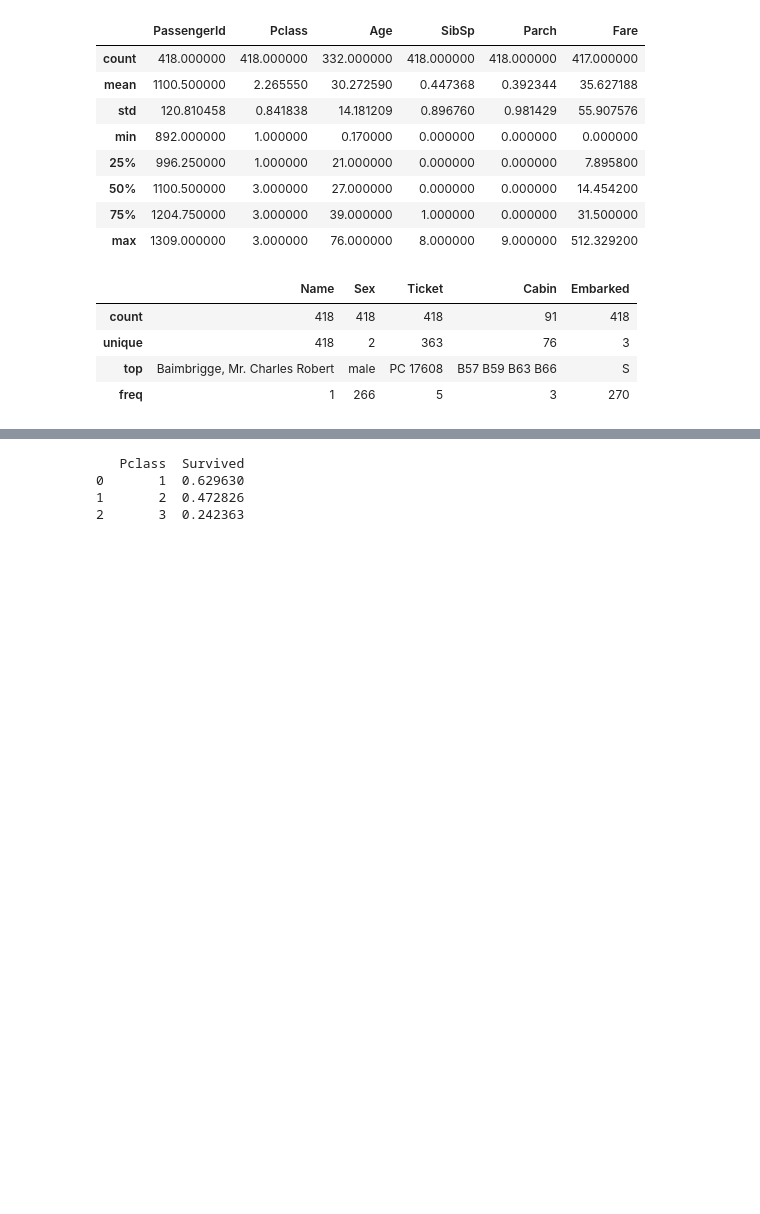
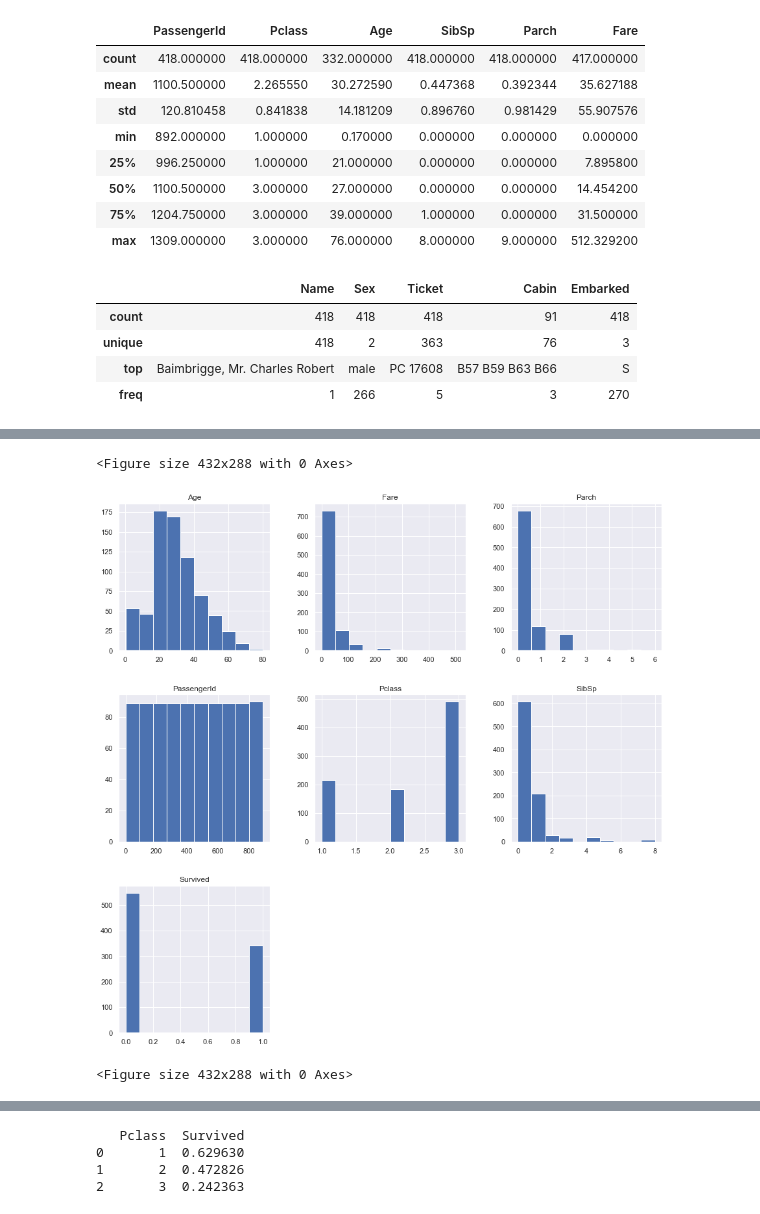
Before and after one commit to roshankoirala/ML-Examples-, a Jupyter notebook: Titanic/1. Titanic EDA .ipynb, the cells around one changed output, grey strips where cells are left out. Drawn from its saved outputs; the diff is of its cells as text; code cells hidden in the pictures; blank space fills up the shorter version.

```diff
--- a/Titanic/1. Titanic EDA .ipynb
+++ b/Titanic/1. Titanic EDA .ipynb
@@ -102,0 +182,7 @@ test_df.describe(include = ['O'])
+# %%
+train_df.hist(figsize = (15, 15))
+plt.figure()
+# %% [output]
+<Figure size 432x288 with 0 Axes>
+[figure, added]
+<Figure size 432x288 with 0 Axes>
```
Also changed, not shown: parts of 25 cells of this notebook, 2 other files.
